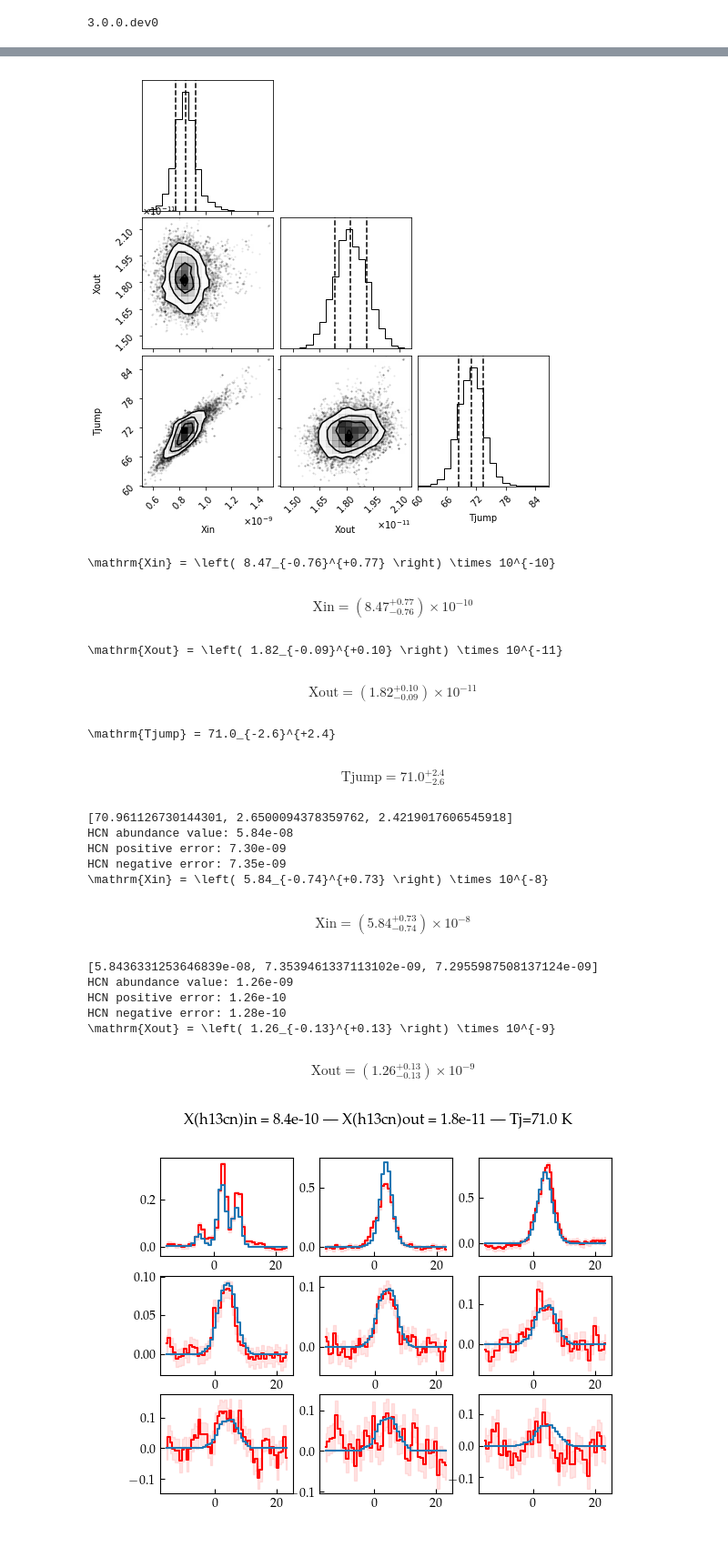
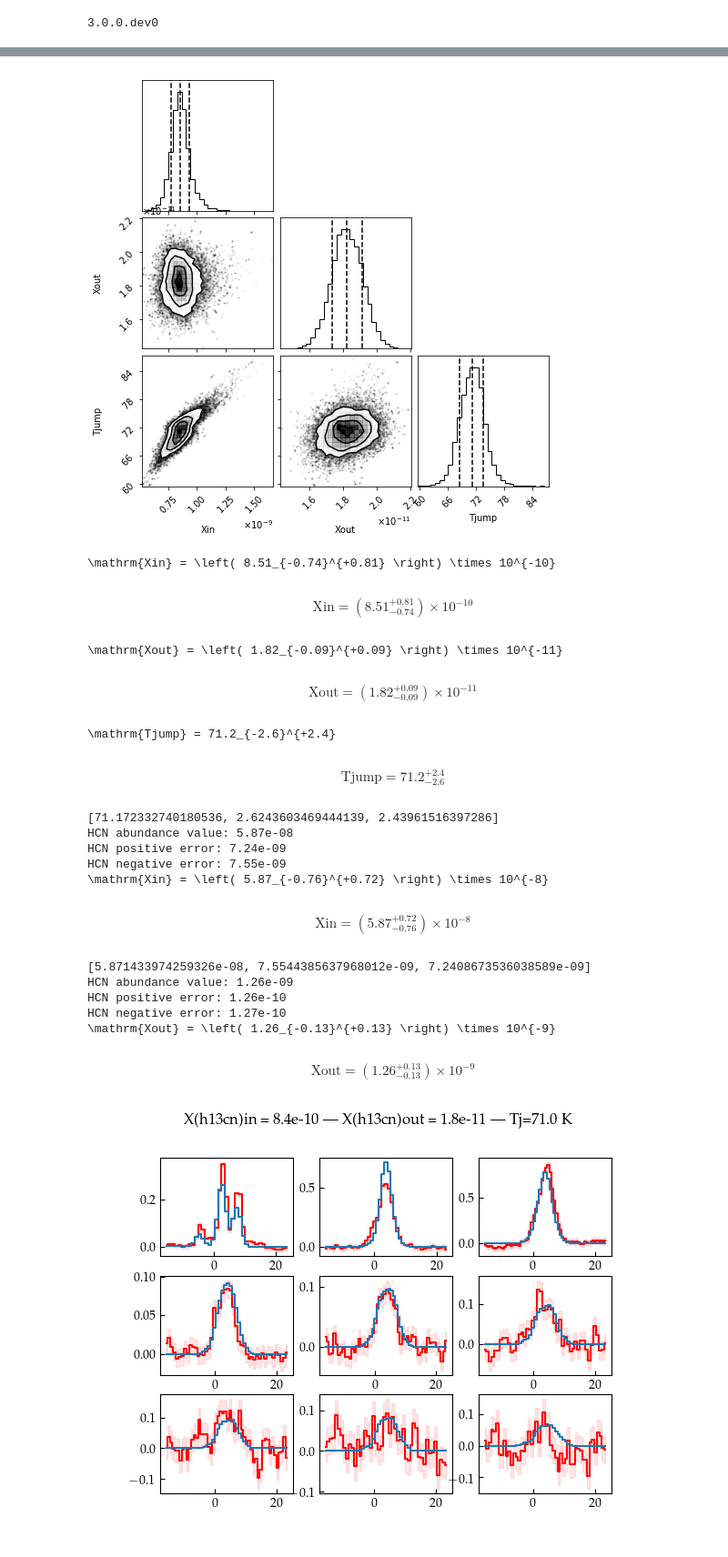
Before and after one commit to tomr-stargazer/iras_model, a Jupyter notebook: Notebooks/Analysis of Wampfler MCMC run.ipynb, the cells around one changed output, grey strips where cells are left out. Shown at 91% size. Drawn from its saved outputs; the diff is of its cells as text; code cells hidden in the pictures.

```diff
--- a/Notebooks/Analysis of Wampfler MCMC run.ipynb
+++ b/Notebooks/Analysis of Wampfler MCMC run.ipynb
@@ -59,10 +56,10 @@ plt.show()
 # %%
-flat_samples = reader.get_chain(discard=int(1.5*burnin), flat=True, thin=1)
-fig_corner = corner.corner(flat_samples, labels=labels, use_math_text=True, quantiles=[0.16,0.50,0.84], bins=20)
+flat_samples = reader.get_chain(discard=burnin, flat=True, thin=1)
+fig_corner = corner.corner(flat_samples, labels=labels, use_math_text=True, quantiles=[0.16,0.50,0.84], bins=30)
 
 plt.show()
 # %% [output]
-[figure, old version]
+[figure, new version]
 # %%
 from IPython.display import display, Math
 
@@ -84,12 +81,12 @@ for i in range(samples.ndim):
     print(txt)
     display(Math(txt))
 # %% [output]
-\mathrm{Xin} = \left( 8.47_{-0.76}^{+0.77} \right) \times 10^{-10}
+\mathrm{Xin} = \left( 8.51_{-0.74}^{+0.81} \right) \times 10^{-10}
-$$\mathrm{Xin} = \left( 8.47_{-0.76}^{+0.77} \right) \times 10^{-10}$$
+$$\mathrm{Xin} = \left( 8.51_{-0.74}^{+0.81} \right) \times 10^{-10}$$
-\mathrm{Xout} = \left( 1.82_{-0.09}^{+0.10} \right) \times 10^{-11}
+\mathrm{Xout} = \left( 1.82_{-0.09}^{+0.09} \right) \times 10^{-11}
-$$\mathrm{Xout} = \left( 1.82_{-0.09}^{+0.10} \right) \times 10^{-11}$$
+$$\mathrm{Xout} = \left( 1.82_{-0.09}^{+0.09} \right) \times 10^{-11}$$
-\mathrm{Tjump} = 71.0_{-2.6}^{+2.4}
+\mathrm{Tjump} = 71.2_{-2.6}^{+2.4}
-$$\mathrm{Tjump} = 71.0_{-2.6}^{+2.4}$$
+$$\mathrm{Tjump} = 71.2_{-2.6}^{+2.4}$$
 # %%
 # Now let's derive the HCN abundance. From the h13cn abundance.
 
@@ -130,16 +127,16 @@ for i in range(samples.ndim):
         print(txt)
         display(Math(txt))
 # %% [output]
-[70.961126730144301, 2.6500094378359762, 2.4219017606545918]
-HCN abundance value: 5.84e-08
-HCN positive error: 7.30e-09
-HCN negative error: 7.35e-09
-\mathrm{Xin} = \left( 5.84_{-0.74}^{+0.73} \right) \times 10^{-8}
+[71.172332740180536, 2.6243603469444139, 2.43961516397286]
+HCN abundance value: 5.87e-08
+HCN positive error: 7.24e-09
+HCN negative error: 7.55e-09
+\mathrm{Xin} = \left( 5.87_{-0.76}^{+0.72} \right) \times 10^{-8}
-$$\mathrm{Xin} = \left( 5.84_{-0.74}^{+0.73} \right) \times 10^{-8}$$
+$$\mathrm{Xin} = \left( 5.87_{-0.76}^{+0.72} \right) \times 10^{-8}$$
-[5.8436331253646839e-08, 7.3539461337113102e-09, 7.2955987508137124e-09]
+[5.871433974259326e-08, 7.5544385637968012e-09, 7.2408673536038589e-09]
 HCN abundance value: 1.26e-09
 HCN positive error: 1.26e-10
-HCN negative error: 1.28e-10
+HCN negative error: 1.27e-10
 \mathrm{Xout} = \left( 1.26_{-0.13}^{+0.13} \right) \times 10^{-9}
 $$\mathrm{Xout} = \left( 1.26_{-0.13}^{+0.13} \right) \times 10^{-9}$$
 # %%
```
Also changed, not shown: parts of 8 cells of this notebook.
